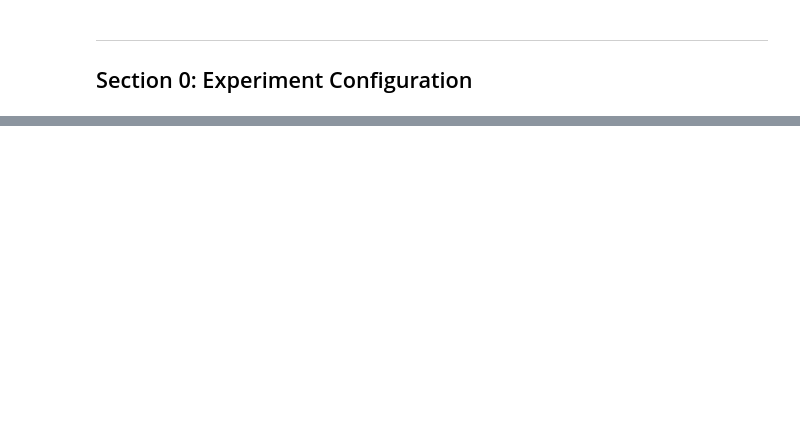
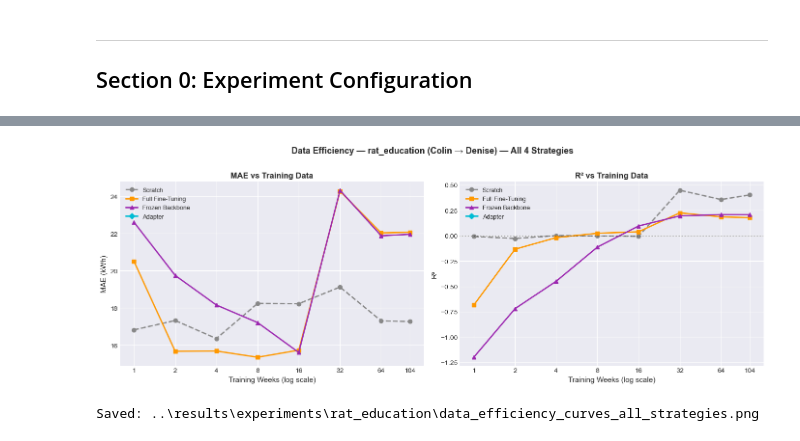
Before and after one commit to cdfelixj/energy-transfer-learning, a Jupyter notebook: notebooks/model_evaluation_analysis.ipynb, the cells around one changed output, grey strips where cells are left out. Cells and saved outputs as stored; diff of their text form; code cells hidden in the pictures; blank space fills up the shorter version.

```diff
--- a/notebooks/model_evaluation_analysis.ipynb
+++ b/notebooks/model_evaluation_analysis.ipynb
@@ -1948,0 +243,35 @@ else:
+# %%
+fig, (ax1, ax2) = plt.subplots(1, 2, figsize=(14, 5))
+
+for key in STRATEGY_KEYS:
+    df = de_data['rat_education'][key]
+    if df is None:
+        continue
+    marker_ls, color = STRATEGY_STYLES[key]
+    label = STRATEGY_LABELS[key]
+    ax1.plot(df['weeks'], df['mae'], marker_ls, color=color, lw=2, label=label, markersize=6)
+    ax2.plot(df['weeks'], df['r2'],  marker_ls, color=color, lw=2, label=label, markersize=6)
+
+for ax in (ax1, ax2):
+    ax.set_xscale('log')
+    ax.set_xticks(WEEKS)
+    ax.get_xaxis().set_major_formatter(mticker.ScalarFormatter())
+    ax.set_xlabel('Training Weeks (log scale)', fontsize=11)
+    ax.legend(fontsize=9)
+
+ax1.set_ylabel('MAE (kWh)', fontsize=11)
+ax1.set_title('MAE vs Training Data', fontsize=12, fontweight='bold')
+ax2.axhline(0, color='black', lw=0.8, ls=':', alpha=0.5)
+ax2.set_ylabel('R²', fontsize=11)
+ax2.set_title('R² vs Training Data', fontsize=12, fontweight='bold')
+
+plt.suptitle('Data Efficiency — rat_education (Colin → Denise) — All 4 Strategies',
+             fontsize=13, fontweight='bold', y=1.01)
+plt.tight_layout()
+out = EXP_DIR / 'rat_education' / 'data_efficiency_curves_all_strategies.png'
+plt.savefig(out, dpi=150, bbox_inches='tight')
+plt.show()
+print(f'Saved: {out}')
+# %% [output]
+[figure, added]
+Saved: ..\results\experiments\rat_education\data_efficiency_curves_all_strategies.png
```
Also changed, not shown: parts of 101 cells of this notebook, 59 other files.
